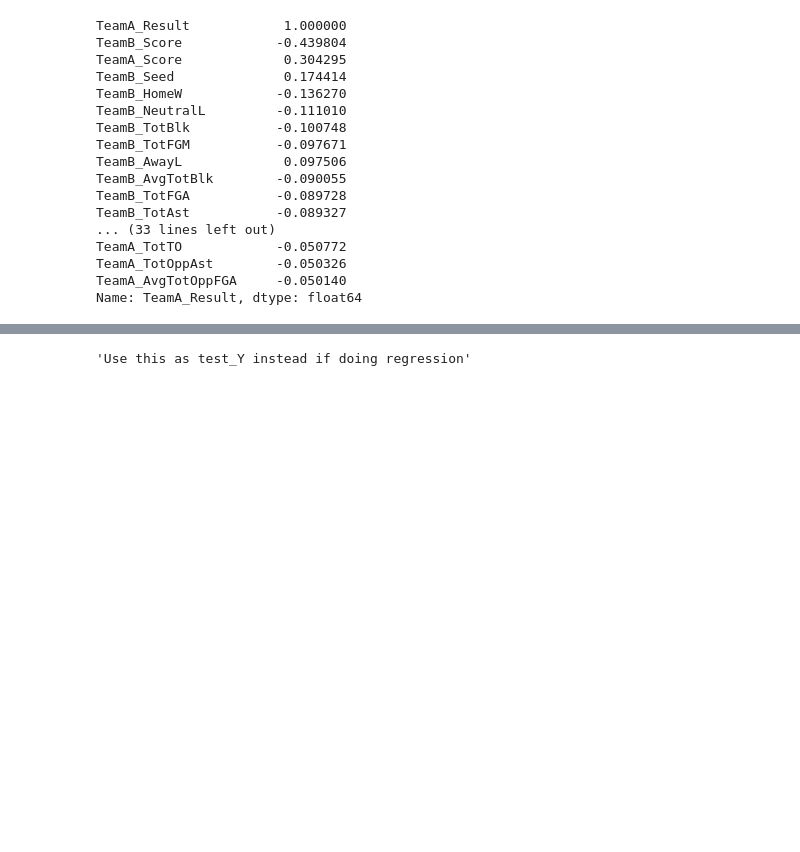
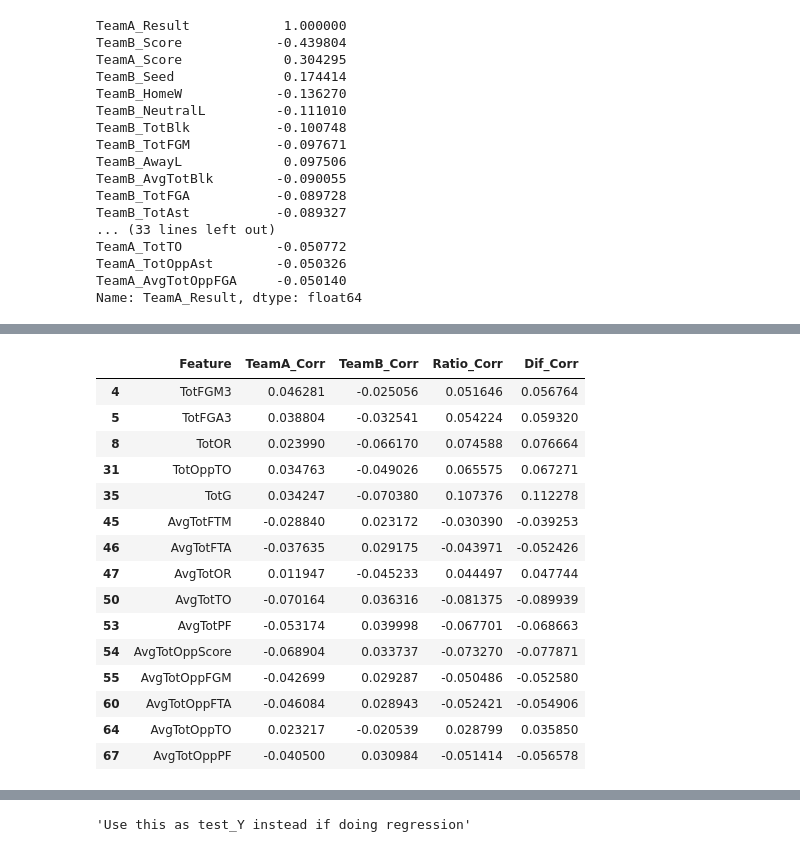
Before and after one commit to djmorgan26/JellyMasterClass, a Jupyter notebook: competition.ipynb, the cells around one changed output, grey strips where cells are left out. Saved outputs shown, nothing was run; the diff lists cells and outputs as text; code cells hidden in the pictures; blank space fills up the shorter version.

```diff
--- a/competition.ipynb
+++ b/competition.ipynb
@@ -219,0 +289,25 @@ Name: TeamA_Result, dtype: float64
+# %%
+#find where the ratio has a higher correlation than difference and normal columns
+analysis_columns['Ratio']=list(df_corrs[(abs(df_corrs['Ratio_Corr'])>abs(df_corrs['TeamA_Corr']))&(abs(df_corrs['Ratio_Corr'])>abs(df_corrs['TeamB_Corr']))&(abs(df_corrs['Ratio_Corr'])>abs(df_corrs['Dif_Corr']))]['Feature'])
+#df_corrs[(abs(df_corrs['Ratio_Corr'])>abs(df_corrs['TeamA_Corr']))&(abs(df_corrs['Ratio_Corr'])>abs(df_corrs['TeamB_Corr']))&(abs(df_corrs['Ratio_Corr'])>abs(df_corrs['Dif_Corr']))]
+#find where the difference has higher correlation than the ratio
+analysis_columns['Dif']=list(df_corrs[(abs(df_corrs['Dif_Corr'])>abs(df_corrs['Ratio_Corr']))&(abs(df_corrs['Dif_Corr'])>abs(df_corrs['TeamB_Corr']))&(abs(df_corrs['Dif_Corr'])>abs(df_corrs['TeamA_Corr']))]['Feature'])
+#df_corrs[(abs(df_corrs['Dif_Corr'])>abs(df_corrs['Ratio_Corr']))&(abs(df_corrs['Dif_Corr'])>abs(df_corrs['TeamB_Corr']))&(abs(df_corrs['Dif_Corr'])>abs(df_corrs['TeamA_Corr']))]
+analysis_columns['Team']=list(set(df_corrs['Feature'])-set(analysis_columns['Ratio'])-set(analysis_columns['Dif']))
+# %% [output]
+|  | Feature | TeamA_Corr | TeamB_Corr | Ratio_Corr | Dif_Corr |
+| 4 | TotFGM3 | 0.046281 | -0.025056 | 0.051646 | 0.056764 |
+| 5 | TotFGA3 | 0.038804 | -0.032541 | 0.054224 | 0.059320 |
+| 8 | TotOR | 0.023990 | -0.066170 | 0.074588 | 0.076664 |
+| 31 | TotOppTO | 0.034763 | -0.049026 | 0.065575 | 0.067271 |
+| 35 | TotG | 0.034247 | -0.070380 | 0.107376 | 0.112278 |
+| 45 | AvgTotFTM | -0.028840 | 0.023172 | -0.030390 | -0.039253 |
+| 46 | AvgTotFTA | -0.037635 | 0.029175 | -0.043971 | -0.052426 |
+| 47 | AvgTotOR | 0.011947 | -0.045233 | 0.044497 | 0.047744 |
+| 50 | AvgTotTO | -0.070164 | 0.036316 | -0.081375 | -0.089939 |
+| 53 | AvgTotPF | -0.053174 | 0.039998 | -0.067701 | -0.068663 |
+| 54 | AvgTotOppScore | -0.068904 | 0.033737 | -0.073270 | -0.077871 |
+| 55 | AvgTotOppFGM | -0.042699 | 0.029287 | -0.050486 | -0.052580 |
+| 60 | AvgTotOppFTA | -0.046084 | 0.028943 | -0.052421 | -0.054906 |
+| 64 | AvgTotOppTO | 0.023217 | -0.020539 | 0.028799 | 0.035850 |
+| 67 | AvgTotOppPF | -0.040500 | 0.030984 | -0.051414 | -0.056578 |
```
Also changed, not shown: parts of 12 cells of this notebook, 4 other files.
